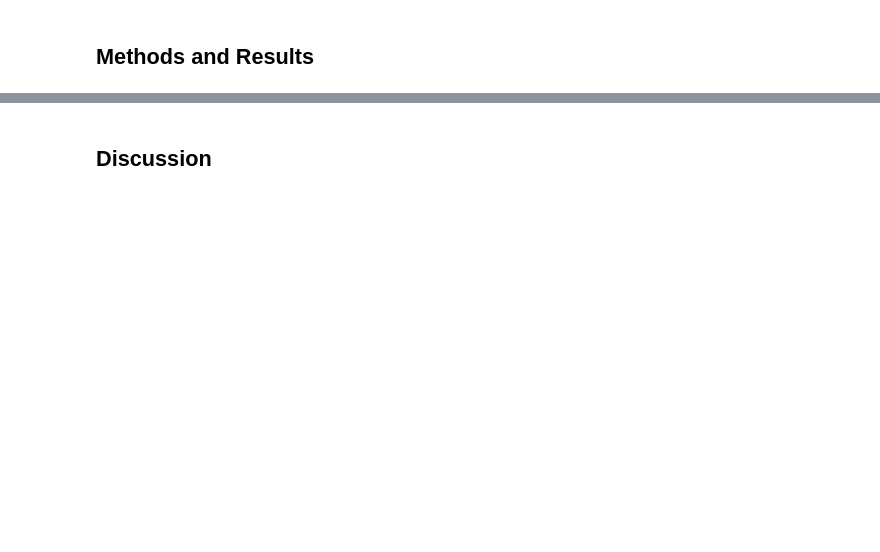
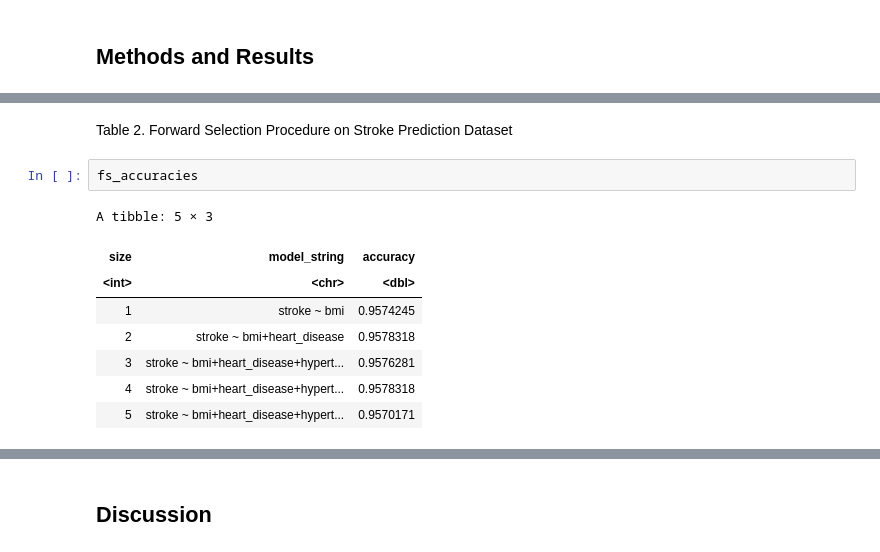
Before and after one commit to jordanjzhao/data-science-stroke-prediction, a Jupyter notebook: StrokePredictionClassification.ipynb, the cells around one changed output, grey strips where cells are left out. Drawn from its saved outputs; the diff is of its cells as text; blank space fills up the shorter version.

```diff
--- a/StrokePredictionClassification.ipynb
+++ b/StrokePredictionClassification.ipynb
@@ -80 +167,14 @@ $ avg_glucose_level <dbl> 70.09, 214.09, 193.94, 196.92, 84.03, 74.63, 92.62,…
+# %% [markdown]
+Table 2. Forward Selection Procedure on Stroke Prediction Dataset
+# %%
+fs_accuracies
+# %% [output]
+A tibble: 5 × 3
+| size | model_string | accuracy |
+| <int> | <chr> | <dbl> |
+| 1 | stroke ~ bmi | 0.9574245 |
+| 2 | stroke ~ bmi+heart_disease | 0.9578318 |
+| 3 | stroke ~ bmi+heart_disease+hypert... | 0.9576281 |
+| 4 | stroke ~ bmi+heart_disease+hypert... | 0.9578318 |
+| 5 | stroke ~ bmi+heart_disease+hypert... | 0.9570171 |
 # %%
```
Also changed, not shown: parts of 34 cells of this notebook.
